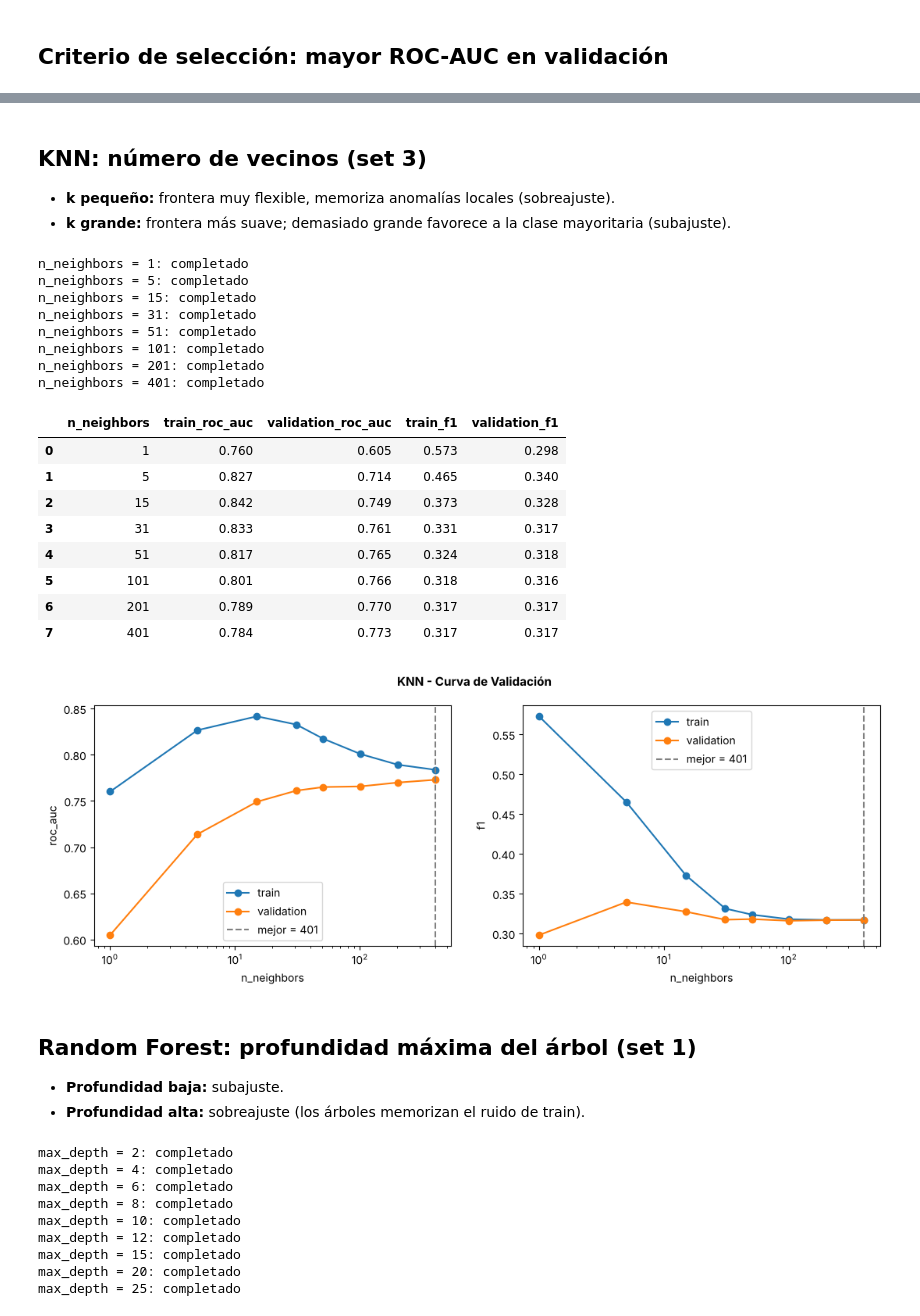
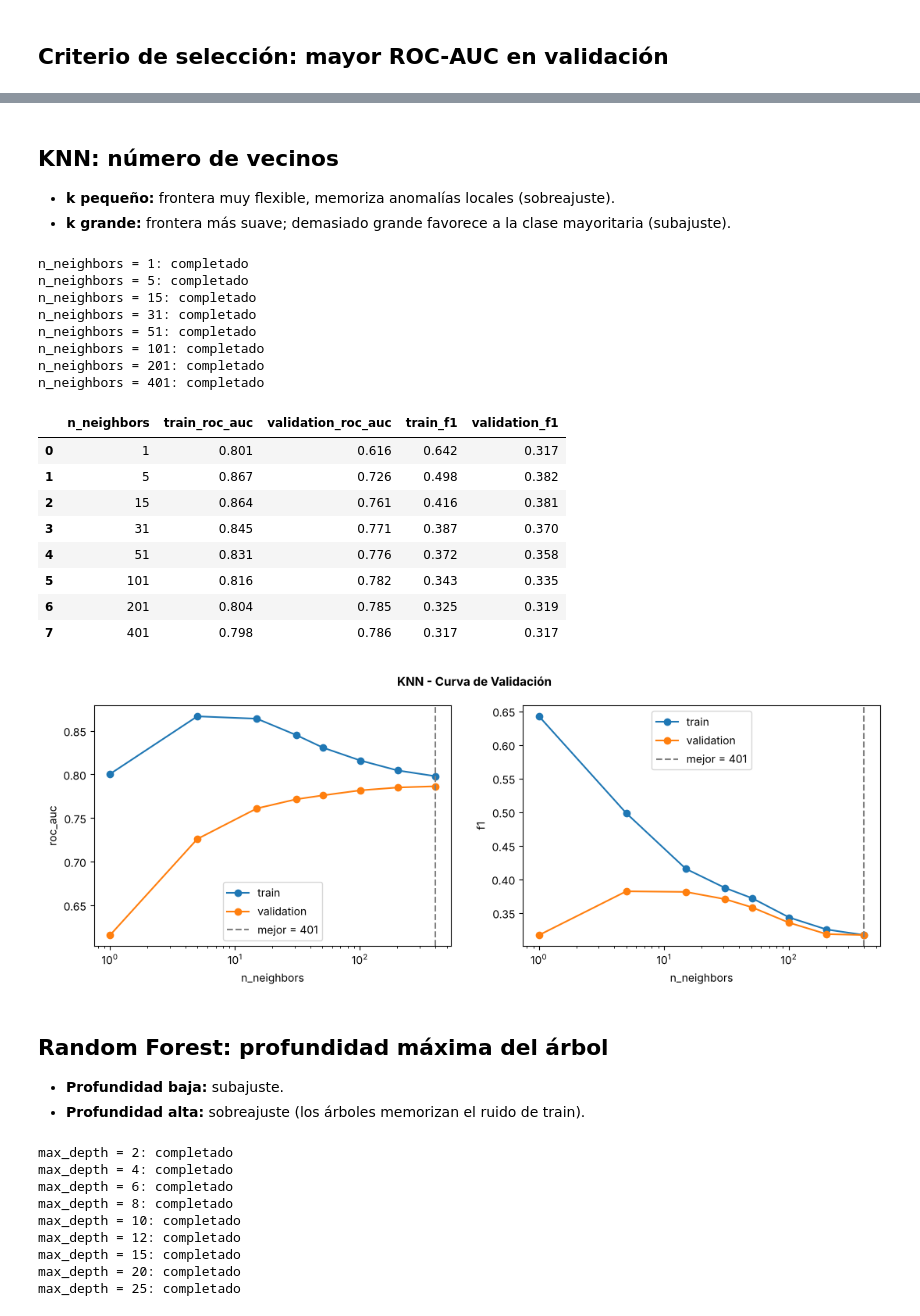
Before and after one commit to Diego050904/TP2_ML_entrega, a Jupyter notebook: notebooks/03_ajuste_hiperparametros.ipynb, the cells around one changed output, grey strips where cells are left out. Cells and saved outputs as stored; diff of their text form; code cells hidden in the pictures.

```diff
--- a/notebooks/03_ajuste_hiperparametros.ipynb
+++ b/notebooks/03_ajuste_hiperparametros.ipynb
@@ -33,10 +33,6 @@ SCORING_METRICS = ["roc_auc", "f1"]
 # %%
-CLASSIFIER_DATASETS = {
-    "Naive Bayes": "set2_core_decorrelated",
-    "SVM": "set2_core_decorrelated",
-    "KNN": "set3_minimalist_knn",
-    "Random Forest": "set1_high_capacity",
-}
+FEATURE_SETS = ["set1_high_capacity", "set2_core_decorrelated", "set3_minimalist_knn"]
+SELECTED_SET = "set1_high_capacity"
 BINARY_FEATURES = ["poutcome_success", "contact", "month_may", "month_mar", "month_oct"]
 
 
@@ -58,8 +54,10 @@ stratified_kfold = StratifiedKFold(n_splits=5, shuffle=True, random_state=RANDOM
 # %% [markdown]
 ## Curva de validación: puntuaciones en train y validación para cada valor
 # %%
-def evaluate_hyperparameter(classifier_name, classifier, parameter_name, parameter_values):
-    X_train, y_train = load_train_set(CLASSIFIER_DATASETS[classifier_name])
+X_train, y_train = load_train_set(SELECTED_SET)
+
+
+def evaluate_hyperparameter(classifier, parameter_name, parameter_values):
     classification_pipeline = Pipeline([
         ("preprocessing", build_preprocessor(X_train.columns)),
         ("classifier", classifier),
@@ -134,39 +132,39 @@ best_svm_c = plot_validation_curve(svm_curve, "C", "SVM (Kernel RBF) - Curva de
 # %% [markdown]
-## KNN: número de vecinos (set 3)
+## KNN: número de vecinos
 - **k pequeño:** frontera muy flexible, memoriza anomalías locales (sobreajuste).
 - **k grande:** frontera más suave; demasiado grande favorece a la clase mayoritaria (subajuste).
 # %%
 knn_curve = evaluate_hyperparameter(
-    "KNN", KNeighborsClassifier(),
+    KNeighborsClassifier(),
     parameter_name="n_neighbors",
     parameter_values=[1, 5, 15, 31, 51, 101, 201, 401],
 )
 knn_curve.round(3)
 # %% [output]
 n_neighbors = 1: completado
 n_neighbors = 5: completado
 n_neighbors = 15: completado
 n_neighbors = 31: completado
 n_neighbors = 51: completado
 n_neighbors = 101: completado
 n_neighbors = 201: completado
 n_neighbors = 401: completado
 |  | n_neighbors | train_roc_auc | validation_roc_auc | train_f1 | validation_f1 |
-| 0 | 1 | 0.760 | 0.605 | 0.573 | 0.298 |
-| 1 | 5 | 0.827 | 0.714 | 0.465 | 0.340 |
-| 2 | 15 | 0.842 | 0.749 | 0.373 | 0.328 |
-| 3 | 31 | 0.833 | 0.761 | 0.331 | 0.317 |
-| 4 | 51 | 0.817 | 0.765 | 0.324 | 0.318 |
-| 5 | 101 | 0.801 | 0.766 | 0.318 | 0.316 |
-| 6 | 201 | 0.789 | 0.770 | 0.317 | 0.317 |
-| 7 | 401 | 0.784 | 0.773 | 0.317 | 0.317 |
+| 0 | 1 | 0.801 | 0.616 | 0.642 | 0.317 |
+| 1 | 5 | 0.867 | 0.726 | 0.498 | 0.382 |
+| 2 | 15 | 0.864 | 0.761 | 0.416 | 0.381 |
+| 3 | 31 | 0.845 | 0.771 | 0.387 | 0.370 |
+| 4 | 51 | 0.831 | 0.776 | 0.372 | 0.358 |
+| 5 | 101 | 0.816 | 0.782 | 0.343 | 0.335 |
+| 6 | 201 | 0.804 | 0.785 | 0.325 | 0.319 |
+| 7 | 401 | 0.798 | 0.786 | 0.317 | 0.317 |
 # %%
 best_knn_neighbors = plot_validation_curve(knn_curve, "n_neighbors", "KNN - Curva de Validación",
-                                           "09_validation_curve_knn.png", log_scale=True)
+                                           "10_validation_curve_knn.png", log_scale=True)
 # %% [output]
-[figure, old version]
+[figure, new version]
 # %% [markdown]
-## Random Forest: profundidad máxima del árbol (set 1)
+## Random Forest: profundidad máxima del árbol
 - **Profundidad baja:** subajuste.
 - **Profundidad alta:** sobreajuste (los árboles memorizan el ruido de train).
 # %%
```
Also changed, not shown: parts of 10 cells of this notebook, 23 other files.
